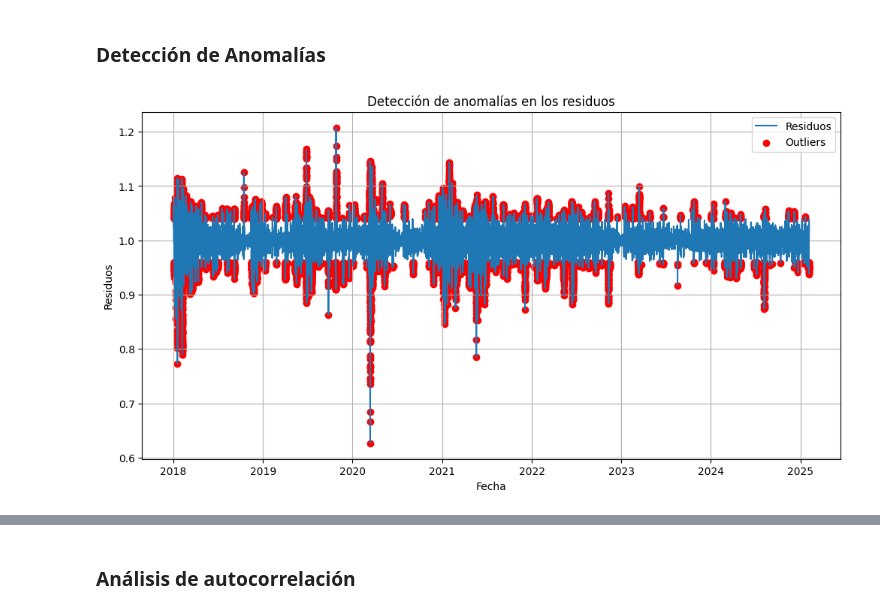
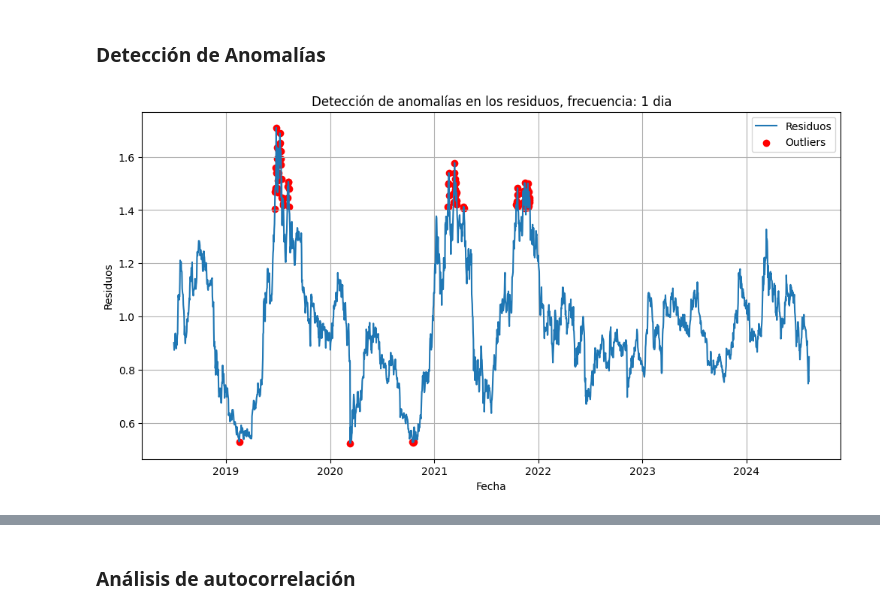
Before and after one commit to mcamilavr/mcamilavr.github.io, a Jupyter notebook: docs/notebooks.ipynb, the cells around one changed output, grey strips where cells are left out. Saved outputs shown, nothing was run; the diff lists cells and outputs as text; code cells hidden in the pictures.

```diff
--- a/docs/notebooks.ipynb
+++ b/docs/notebooks.ipynb
@@ -171,7 +243,7 @@ Descomposición de la serie en tendencia, estacionalidad y residuales.
 from statsmodels.tsa.seasonal import seasonal_decompose
 
 # Descomposición de la serie temporal para la frecuencia diaria
-freq = "15m"
+freq = "1d"
 df = dfs[freq]
 
 result = seasonal_decompose(df["Close"], model="multiplicative", period=365)  # Periodo aproximado de 1 año
@@ -210,19 +282,19 @@ Finalmente, el componente residual en el cuarto panel captura las fluctuaciones
 # %%
 # Detección de anomalías
 # Usamos el método de desviación estándar para detectar outliers
 residuals = result.resid.dropna()  # Residuos de la descomposición
 mean_residual = residuals.mean()
 std_residual = residuals.std()
 outliers = residuals[(residuals > mean_residual + 2 * std_residual) | (residuals < mean_residual - 2 * std_residual)]
 
 plt.figure(figsize=(12, 6))
 plt.plot(residuals.index, residuals, label="Residuos")
 plt.scatter(outliers.index, outliers, color='red', label="Outliers")
-plt.title("Detección de anomalías en los residuos")
+plt.title("Detección de anomalías en los residuos, frecuencia: 1 dia")
 plt.xlabel("Fecha")
 plt.ylabel("Residuos")
 plt.legend()
 plt.grid()
 plt.show()
 # %% [output]
-[figure, old version]
+[figure, new version]
```
Also changed, not shown: parts of 25 cells of this notebook, 1 other file.
